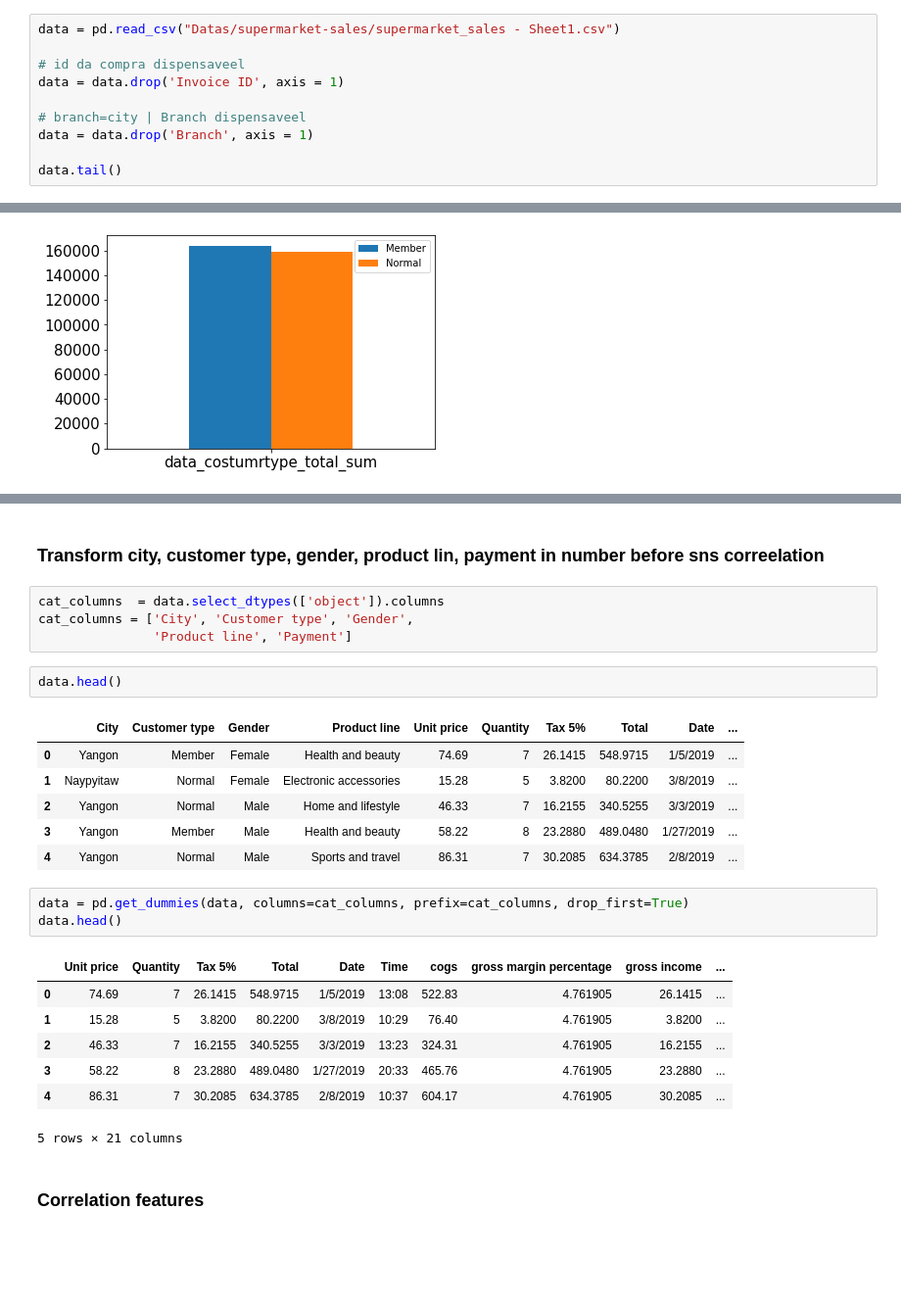
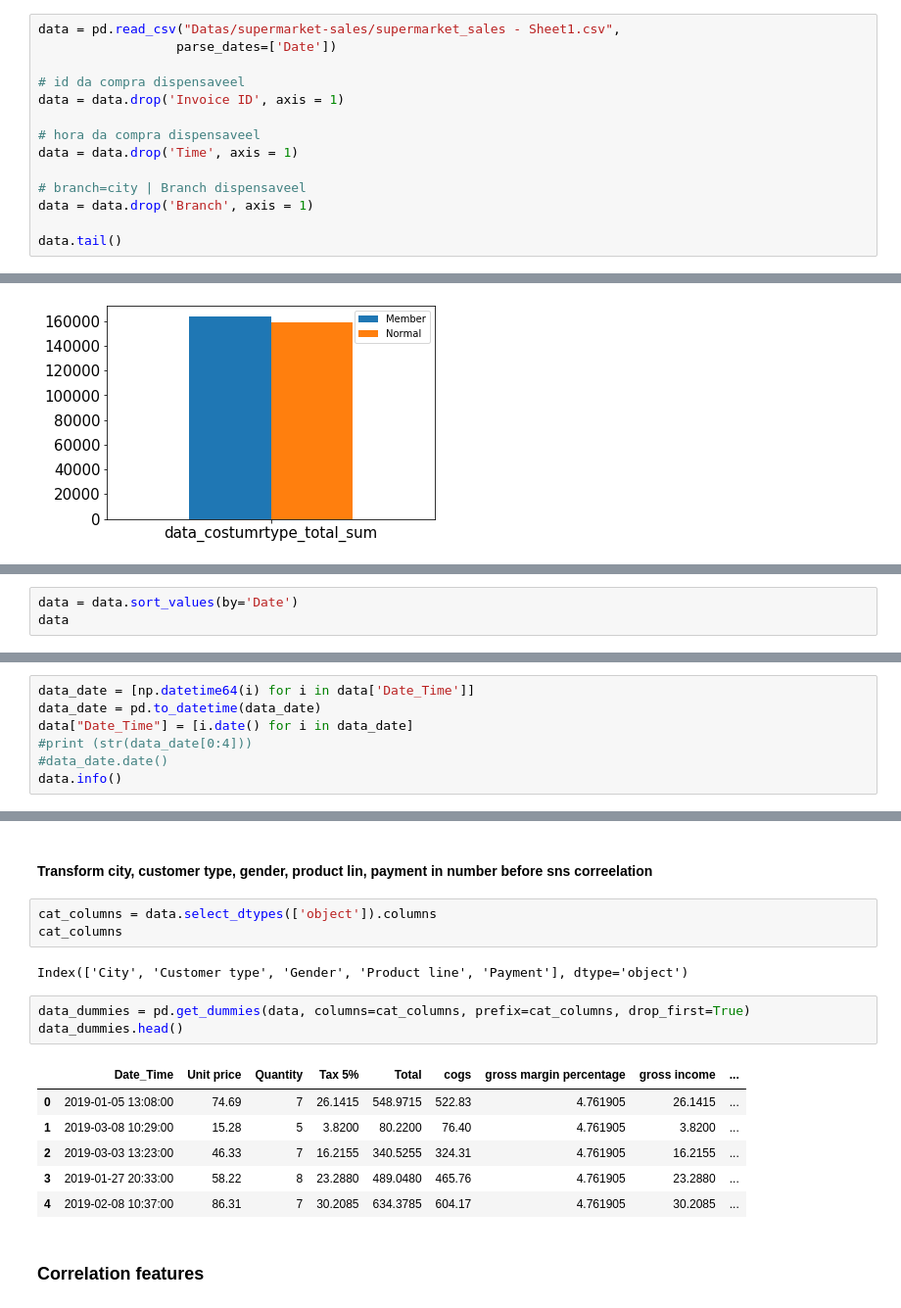
Before and after one commit to AAntunesNDS/supermarkt-sales, a Jupyter notebook: SupermarketSales.ipynb, the cells around one changed output, grey strips where cells are left out. Shown at 98% size. Saved outputs shown, nothing was run; the diff lists cells and outputs as text; blank space fills up the shorter version.

```diff
--- a/SupermarketSales.ipynb
+++ b/SupermarketSales.ipynb
@@ -40,10 +40,14 @@ print(python_version())
 # %% [output]
 3.6.9
 # %%
-data = pd.read_csv("Datas/supermarket-sales/supermarket_sales - Sheet1.csv")
+data = pd.read_csv("Datas/supermarket-sales/supermarket_sales - Sheet1.csv",
+                  parse_dates=['Date'])
 
 # id da compra dispensaveel
 data = data.drop('Invoice ID', axis = 1)
+
+# hora da compra dispensaveel
+data = data.drop('Time', axis = 1)
 
 # branch=city | Branch dispensaveel
 data = data.drop('Branch', axis = 1)
@@ -206,0 +277,3 @@ bar("data_costumrtype_total_sum", data_costumrtype_total_sum, False)
+# %%
+data = data.sort_values(by='Date')
+data
@@ -206,0 +334,7 @@ bar("data_costumrtype_total_sum", data_costumrtype_total_sum, False)
+# %%
+data_date = [np.datetime64(i) for i in data['Date_Time']]
+data_date = pd.to_datetime(data_date)
+data["Date_Time"] = [i.date() for i in data_date]
+#print (str(data_date[0:4]))
+#data_date.date()
+data.info()
@@ -207,29 +378,20 @@ bar("data_costumrtype_total_sum", data_costumrtype_total_sum, False)
 # %% [markdown]
-### Transform city, customer type, gender, product lin, payment in number before sns correelation
+#### Transform city, customer type, gender, product lin, payment in number before sns correelation
 # %%
-cat_columns  = data.select_dtypes(['object']).columns
-cat_columns = ['City', 'Customer type', 'Gender',
-               'Product line', 'Payment']
+cat_columns = data.select_dtypes(['object']).columns
+cat_columns
+# %% [output]
+Index(['City', 'Customer type', 'Gender', 'Product line', 'Payment'], dtype='object')
-# %%
-data.head()
-# %% [output]
-|  | City | Customer type | Gender | Product line | Unit price | Quantity | Tax 5% | Total | Date | ... |
-| 0 | Yangon | Member | Female | Health and beauty | 74.69 | 7 | 26.1415 | 548.9715 | 1/5/2019 | ... |
-| 1 | Naypyitaw | Normal | Female | Electronic accessories | 15.28 | 5 | 3.8200 | 80.2200 | 3/8/2019 | ... |
-| 2 | Yangon | Normal | Male | Home and lifestyle | 46.33 | 7 | 16.2155 | 340.5255 | 3/3/2019 | ... |
-| 3 | Yangon | Member | Male | Health and beauty | 58.22 | 8 | 23.2880 | 489.0480 | 1/27/2019 | ... |
-| 4 | Yangon | Normal | Male | Sports and travel | 86.31 | 7 | 30.2085 | 634.3785 | 2/8/2019 | ... |
 # %%
-data = pd.get_dummies(data, columns=cat_columns, prefix=cat_columns, drop_first=True)
-data.head()
+data_dummies = pd.get_dummies(data, columns=cat_columns, prefix=cat_columns, drop_first=True)
+data_dummies.head()
 # %% [output]
-|  | Unit price | Quantity | Tax 5% | Total | Date | Time | cogs | gross margin percentage | gross income | ... |
-| 0 | 74.69 | 7 | 26.1415 | 548.9715 | 1/5/2019 | 13:08 | 522.83 | 4.761905 | 26.1415 | ... |
-| 1 | 15.28 | 5 | 3.8200 | 80.2200 | 3/8/2019 | 10:29 | 76.40 | 4.761905 | 3.8200 | ... |
-| 2 | 46.33 | 7 | 16.2155 | 340.5255 | 3/3/2019 | 13:23 | 324.31 | 4.761905 | 16.2155 | ... |
-| 3 | 58.22 | 8 | 23.2880 | 489.0480 | 1/27/2019 | 20:33 | 465.76 | 4.761905 | 23.2880 | ... |
-| 4 | 86.31 | 7 | 30.2085 | 634.3785 | 2/8/2019 | 10:37 | 604.17 | 4.761905 | 30.2085 | ... |
+|  | Date_Time | Unit price | Quantity | Tax 5% | Total | cogs | gross margin percentage | gross income | ... |
+| 0 | 2019-01-05 13:08:00 | 74.69 | 7 | 26.1415 | 548.9715 | 522.83 | 4.761905 | 26.1415 | ... |
+| 1 | 2019-03-08 10:29:00 | 15.28 | 5 | 3.8200 | 80.2200 | 76.40 | 4.761905 | 3.8200 | ... |
+| 2 | 2019-03-03 13:23:00 | 46.33 | 7 | 16.2155 | 340.5255 | 324.31 | 4.761905 | 16.2155 | ... |
+| 3 | 2019-01-27 20:33:00 | 58.22 | 8 | 23.2880 | 489.0480 | 465.76 | 4.761905 | 23.2880 | ... |
+| 4 | 2019-02-08 10:37:00 | 86.31 | 7 | 30.2085 | 634.3785 | 604.17 | 4.761905 | 30.2085 | ... |
-5 rows × 21 columns
 # %% [markdown]
 ### Correlation features
 # %%
```
Also changed, not shown: parts of 19 cells of this notebook.
